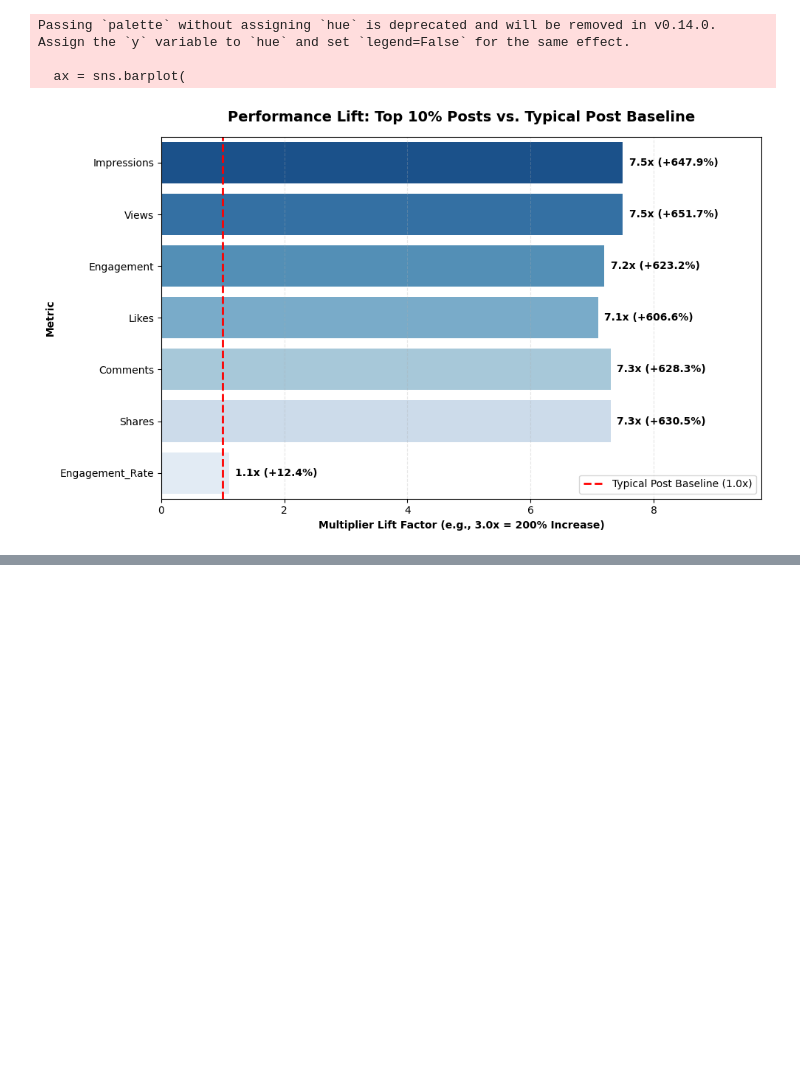
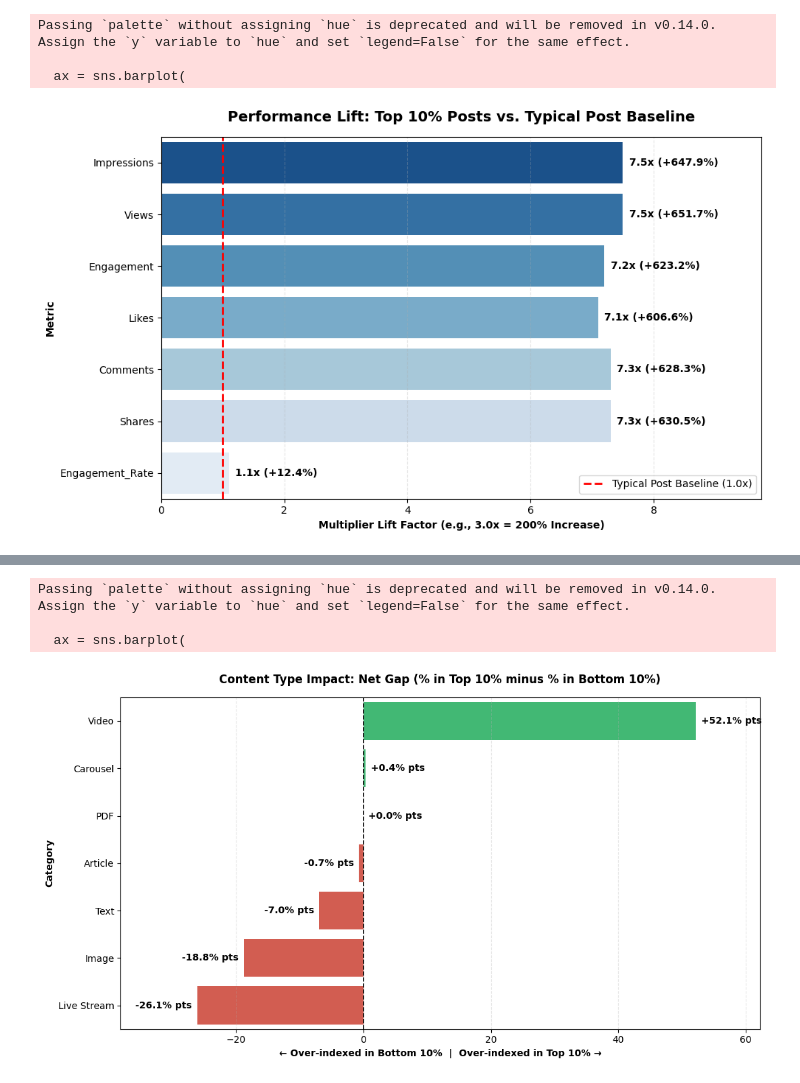
Before and after one commit to SalmaAllam8/PowerBI-mini-Projects, a Jupyter notebook: EDA.ipynb, the cells around one changed output, grey strips where cells are left out. Drawn from its saved outputs; the diff is of its cells as text; code cells hidden in the pictures; blank space fills up the shorter version.

```diff
--- a/EDA.ipynb
+++ b/EDA.ipynb
@@ -2696,0 +2874,68 @@ Passing `palette` without assigning `hue` is deprecated and will be removed in v
+# %%
+
+
+plot_df = content_type_gap.reset_index()
+
+plt.figure(figsize=(11, 6))
+
+# Define colors (Green for positive, Red for negative)
+colors = [
+    '#2ecc71' if x >= 0 else '#e74c3c' for x in plot_df['Net Index Gap (% pts)']
+]
+
+ax = sns.barplot(
+    data=plot_df,
+    x='Net Index Gap (% pts)',
+    y=plot_df.columns[0],
+    palette=colors,
+)
+
+# 1. Expand X-axis limits to prevent text clipping and overlapping with Y-axis labels
+min_val = plot_df['Net Index Gap (% pts)'].min()
+max_val = plot_df['Net Index Gap (% pts)'].max()
+plt.xlim(
+    min_val - 12, max_val + 10
+)  # Adds extra padding on both left and right
+
+# Add baseline zero line
+plt.axvline(0, color='black', linestyle='--', linewidth=1.2)
+
+# Annotate values on top/side of bars
+for i, row in enumerate(plot_df.itertuples()):
+  val = row[
+      -1
+  ]  # Or getattr(row, '_4') / row['Net Index Gap (% pts)'] depending on column structure
+
+  # Add slight padding based on direction
+  x_offset = val + (0.8 if val >= 0 else -0.8)
+
+  ax.text(
+      x_offset,
+      i,
+      f'{val:+.1f}% pts',
+      va='center',
+      ha='left' if val >= 0 else 'right',
+      fontweight='bold',
+      fontsize=10,
+  )
+
+plt.title(
+    'Content Type Impact: Net Gap (% in Top 10% minus % in Bottom 10%)',
+    fontweight='bold',
+    pad=15,
+    fontsize=12,
+)
+plt.xlabel(
+    '← Over-indexed in Bottom 10%  |  Over-indexed in Top 10% →',
+    fontweight='bold',
+)
+plt.ylabel('Category', fontweight='bold')
+
+plt.grid(True, linestyle='--', alpha=0.3, axis='x')
+plt.tight_layout()
+plt.show()
+# %% [output]
+Passing `palette` without assigning `hue` is deprecated and will be removed in v0.14.0. Assign the `y` variable to `hue` and set `legend=False` for the same effect.
+
+  ax = sns.barplot(
+[figure, added]
```
Also changed, not shown: parts of 5 cells of this notebook.
